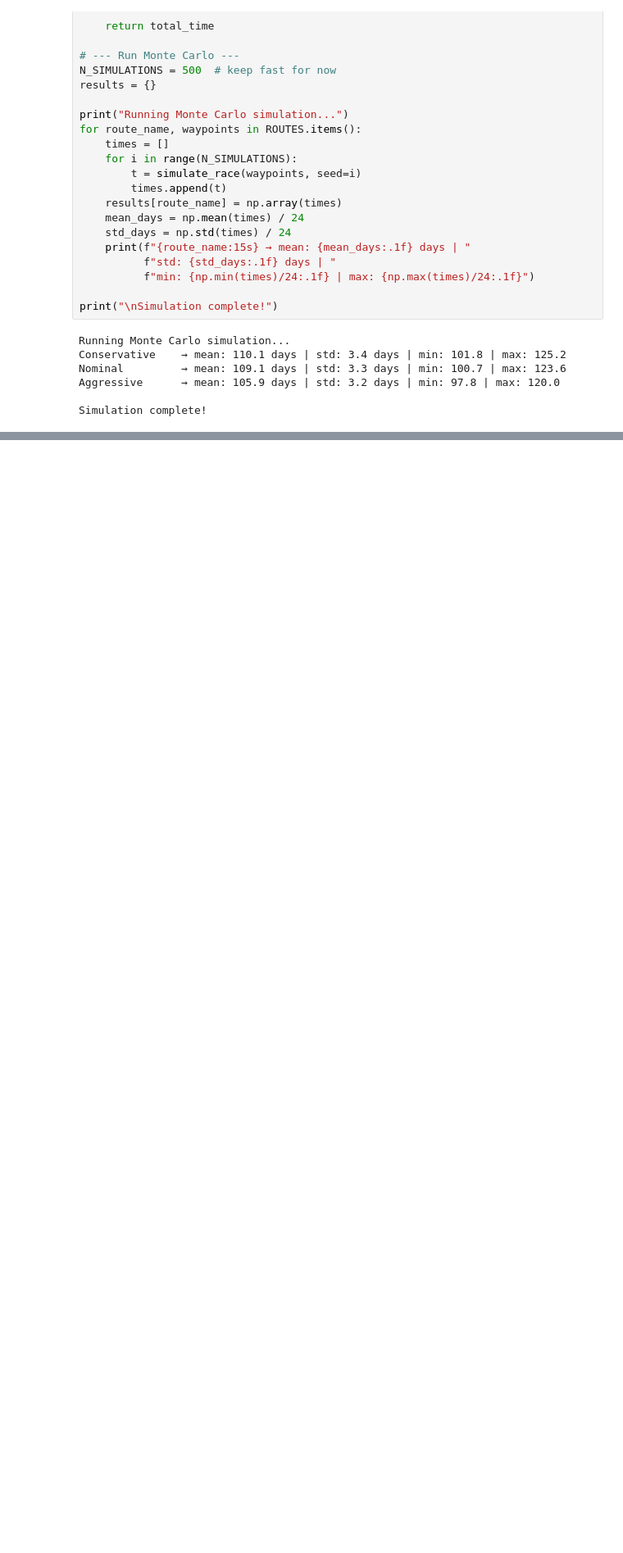
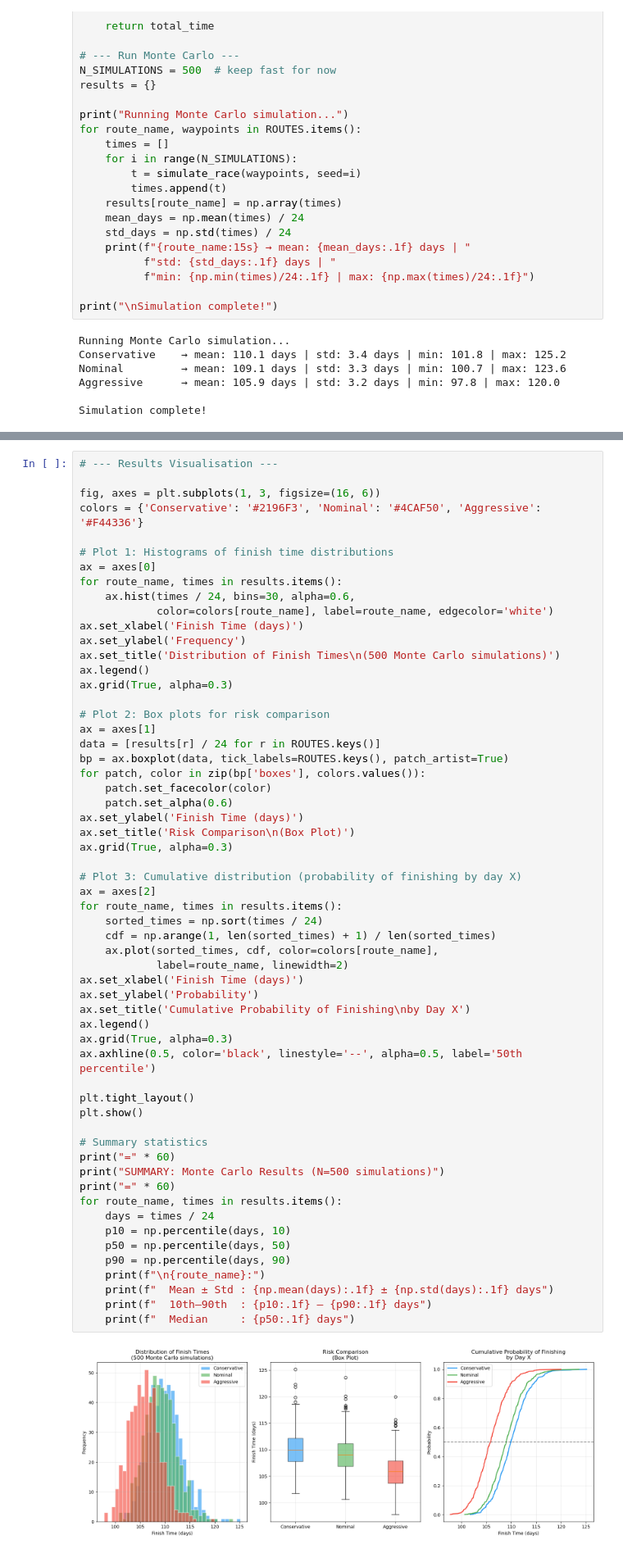
Before and after one commit to Gusti4ka/Omnes-Ventos, a Jupyter notebook: Omnes_Ventos.ipynb, the cells around one changed output, grey strips where cells are left out. Shown at 82% size. Cells and saved outputs as stored; diff of their text form; blank space fills up the shorter version.

Commit message:
Add results visualizations - histograms, box plots, CDF curves

```diff
--- a/Omnes_Ventos.ipynb
+++ b/Omnes_Ventos.ipynb
@@ -428,0 +449,60 @@ Simulation complete!
+# %%
+# --- Results Visualisation ---
+
+fig, axes = plt.subplots(1, 3, figsize=(16, 6))
+colors = {'Conservative': '#2196F3', 'Nominal': '#4CAF50', 'Aggressive': '#F44336'}
+
+# Plot 1: Histograms of finish time distributions
+ax = axes[0]
+for route_name, times in results.items():
+    ax.hist(times / 24, bins=30, alpha=0.6,
+            color=colors[route_name], label=route_name, edgecolor='white')
+ax.set_xlabel('Finish Time (days)')
+ax.set_ylabel('Frequency')
+ax.set_title('Distribution of Finish Times\n(500 Monte Carlo simulations)')
+ax.legend()
+ax.grid(True, alpha=0.3)
+
+# Plot 2: Box plots for risk comparison
+ax = axes[1]
+data = [results[r] / 24 for r in ROUTES.keys()]
+bp = ax.boxplot(data, tick_labels=ROUTES.keys(), patch_artist=True)
+for patch, color in zip(bp['boxes'], colors.values()):
+    patch.set_facecolor(color)
+    patch.set_alpha(0.6)
+ax.set_ylabel('Finish Time (days)')
+ax.set_title('Risk Comparison\n(Box Plot)')
+ax.grid(True, alpha=0.3)
+
+# Plot 3: Cumulative distribution (probability of finishing by day X)
+ax = axes[2]
+for route_name, times in results.items():
+    sorted_times = np.sort(times / 24)
+    cdf = np.arange(1, len(sorted_times) + 1) / len(sorted_times)
+    ax.plot(sorted_times, cdf, color=colors[route_name],
+            label=route_name, linewidth=2)
+ax.set_xlabel('Finish Time (days)')
+ax.set_ylabel('Probability')
+ax.set_title('Cumulative Probability of Finishing\nby Day X')
+ax.legend()
+ax.grid(True, alpha=0.3)
+ax.axhline(0.5, color='black', linestyle='--', alpha=0.5, label='50th percentile')
+
+plt.tight_layout()
+plt.show()
+
+# Summary statistics
+print("=" * 60)
+print("SUMMARY: Monte Carlo Results (N=500 simulations)")
+print("=" * 60)
+for route_name, times in results.items():
+    days = times / 24
+    p10 = np.percentile(days, 10)
+    p50 = np.percentile(days, 50)
+    p90 = np.percentile(days, 90)
+    print(f"\n{route_name}:")
+    print(f"  Mean ± Std : {np.mean(days):.1f} ± {np.std(days):.1f} days")
+    print(f"  10th–90th  : {p10:.1f} – {p90:.1f} days")
+    print(f"  Median     : {p50:.1f} days")
+# %% [output]
+[figure, added]
```
Also changed, not shown: parts of 2 cells of this notebook.
